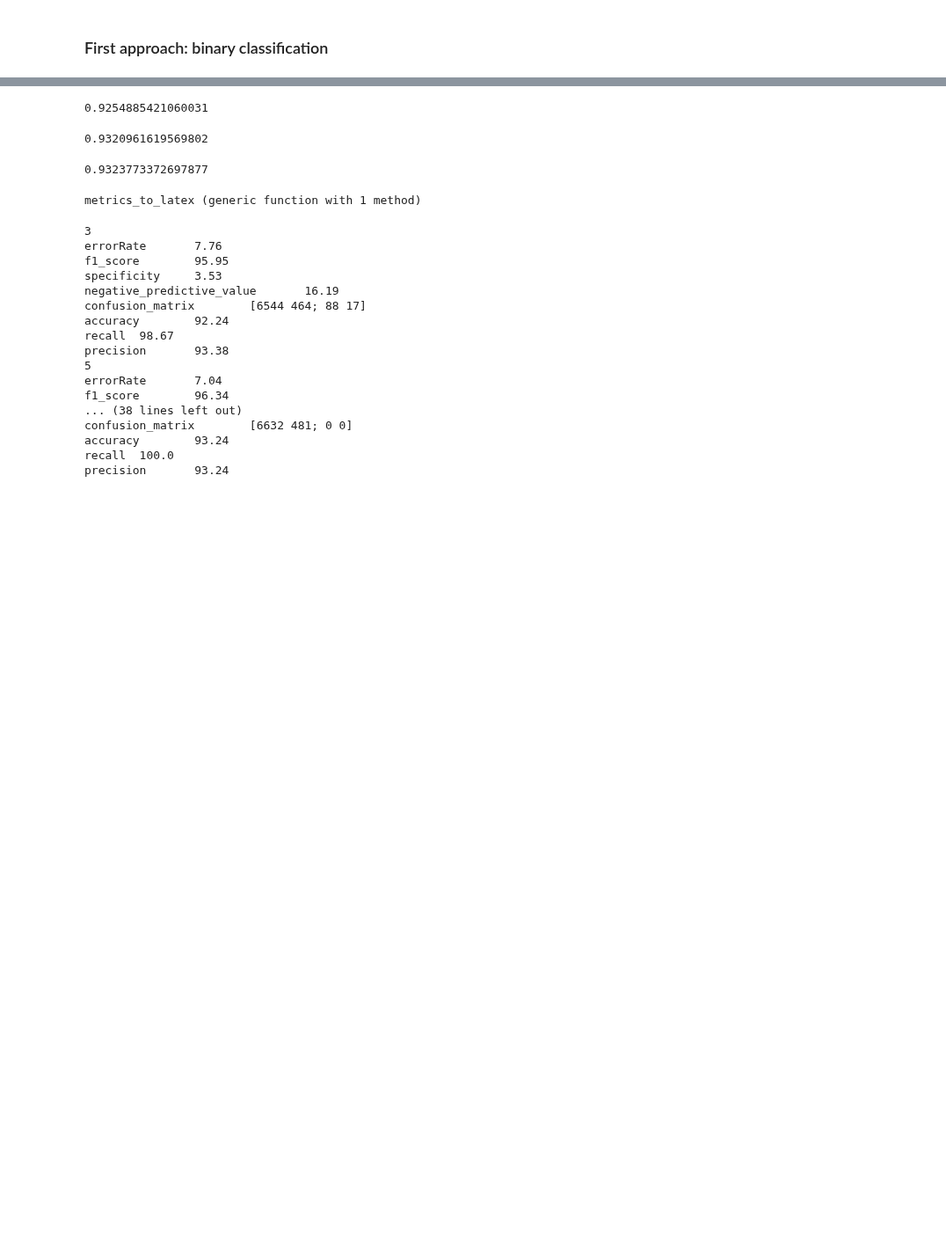
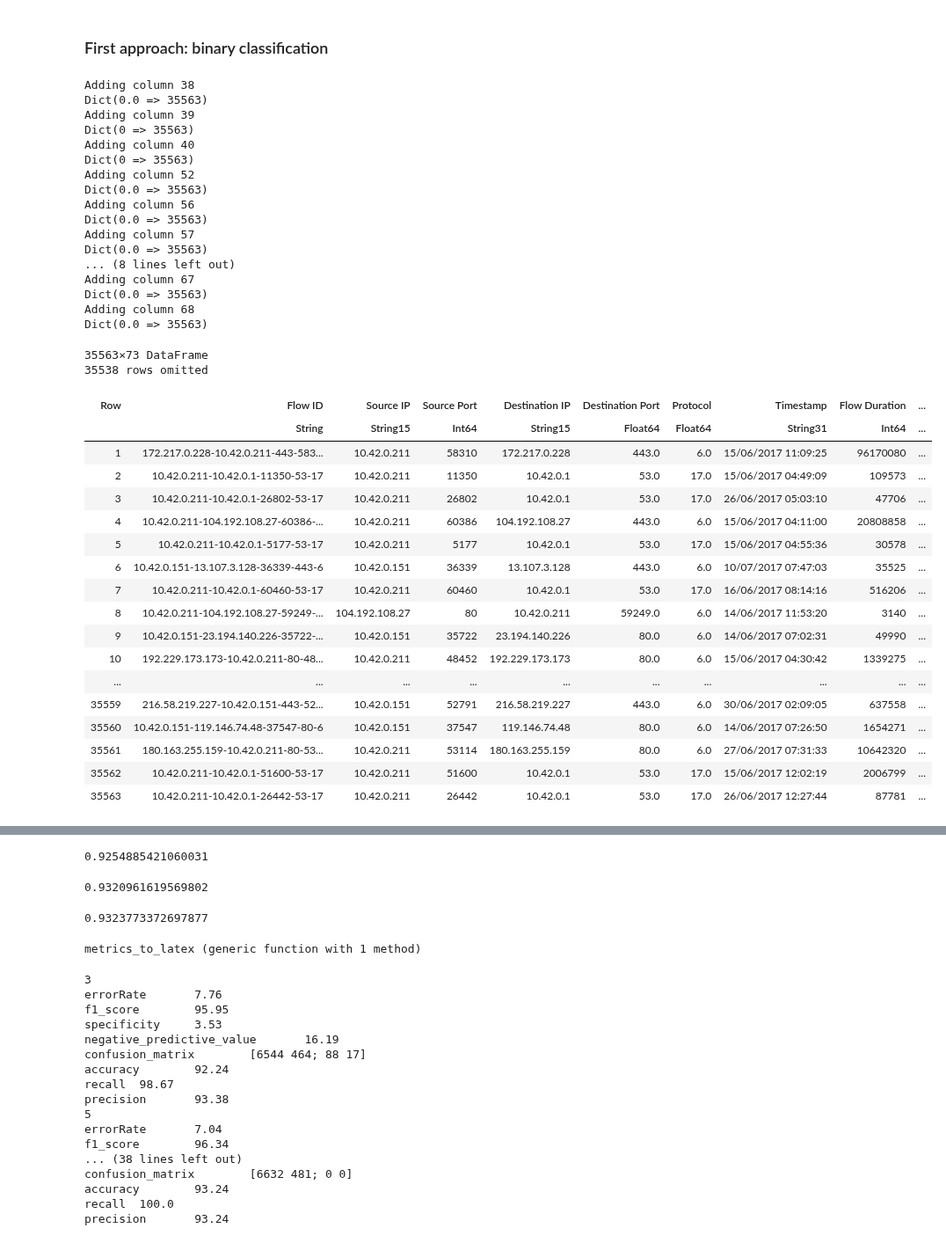
Before and after one commit to AlejandroDopico2/MIA_ML1, a Jupyter notebook: Project/Project.ipynb, the cells around one changed output, grey strips where cells are left out. Shown at 88% size. Saved outputs shown, nothing was run; the diff lists cells and outputs as text; code cells hidden in the pictures; blank space fills up the shorter version.

```diff
--- a/Project/Project.ipynb
+++ b/Project/Project.ipynb
@@ -58,2 +46,58 @@ describe(data)
 # %% [markdown]
 ### First approach: binary classification
+# %%
+using StatsBase
+
+columns_to_drop = []
+
+println("Size of dataframe before dropping columns $(size(data))")
+for column in 1:size(data, 2)
+    unique_values = countmap(data[:, column])
+
+    if length(unique_values) == 1
+        println("Adding column $column")
+        println(unique_values)
+        push!(columns_to_drop, column)
+    end
+
+end
+
+select!(data, Not(columns_to_drop))
+# %% [output]
+Adding column 38
+Dict(0.0 => 35563)
+Adding column 39
+Dict(0 => 35563)
+Adding column 40
+Dict(0 => 35563)
+Adding column 52
+Dict(0.0 => 35563)
+Adding column 56
+Dict(0.0 => 35563)
+Adding column 57
+Dict(0.0 => 35563)
+... (8 lines left out)
+Adding column 67
+Dict(0.0 => 35563)
+Adding column 68
+Dict(0.0 => 35563)
+35563×73 DataFrame
+35538 rows omitted
+| Row | Flow ID | Source IP | Source Port | Destination IP | Destination Port | Protocol | Timestamp | Flow Duration | ... |
+|  | String | String15 | Int64 | String15 | Float64 | Float64 | String31 | Int64 | ... |
+| 1 | 172.217.0.228-10.42.0.211-443-583... | 10.42.0.211 | 58310 | 172.217.0.228 | 443.0 | 6.0 | 15/06/2017 11:09:25 | 96170080 | ... |
+| 2 | 10.42.0.211-10.42.0.1-11350-53-17 | 10.42.0.211 | 11350 | 10.42.0.1 | 53.0 | 17.0 | 15/06/2017 04:49:09 | 109573 | ... |
+| 3 | 10.42.0.211-10.42.0.1-26802-53-17 | 10.42.0.211 | 26802 | 10.42.0.1 | 53.0 | 17.0 | 26/06/2017 05:03:10 | 47706 | ... |
+| 4 | 10.42.0.211-104.192.108.27-60386-... | 10.42.0.211 | 60386 | 104.192.108.27 | 443.0 | 6.0 | 15/06/2017 04:11:00 | 20808858 | ... |
+| 5 | 10.42.0.211-10.42.0.1-5177-53-17 | 10.42.0.211 | 5177 | 10.42.0.1 | 53.0 | 17.0 | 15/06/2017 04:55:36 | 30578 | ... |
+| 6 | 10.42.0.151-13.107.3.128-36339-443-6 | 10.42.0.151 | 36339 | 13.107.3.128 | 443.0 | 6.0 | 10/07/2017 07:47:03 | 35525 | ... |
+| 7 | 10.42.0.211-10.42.0.1-60460-53-17 | 10.42.0.211 | 60460 | 10.42.0.1 | 53.0 | 17.0 | 16/06/2017 08:14:16 | 516206 | ... |
+| 8 | 10.42.0.211-104.192.108.27-59249-... | 104.192.108.27 | 80 | 10.42.0.211 | 59249.0 | 6.0 | 14/06/2017 11:53:20 | 3140 | ... |
+| 9 | 10.42.0.151-23.194.140.226-35722-... | 10.42.0.151 | 35722 | 23.194.140.226 | 80.0 | 6.0 | 14/06/2017 07:02:31 | 49990 | ... |
+| 10 | 192.229.173.173-10.42.0.211-80-48... | 10.42.0.211 | 48452 | 192.229.173.173 | 80.0 | 6.0 | 15/06/2017 04:30:42 | 1339275 | ... |
+| ... | ... | ... | ... | ... | ... | ... | ... | ... | ... |
+| 35559 | 216.58.219.227-10.42.0.151-443-52... | 10.42.0.151 | 52791 | 216.58.219.227 | 443.0 | 6.0 | 30/06/2017 02:09:05 | 637558 | ... |
+| 35560 | 10.42.0.151-119.146.74.48-37547-80-6 | 10.42.0.151 | 37547 | 119.146.74.48 | 80.0 | 6.0 | 14/06/2017 07:26:50 | 1654271 | ... |
+| 35561 | 180.163.255.159-10.42.0.211-80-53... | 10.42.0.211 | 53114 | 180.163.255.159 | 80.0 | 6.0 | 27/06/2017 07:31:33 | 10642320 | ... |
+| 35562 | 10.42.0.211-10.42.0.1-51600-53-17 | 10.42.0.211 | 51600 | 10.42.0.1 | 53.0 | 17.0 | 15/06/2017 12:02:19 | 2006799 | ... |
+| 35563 | 10.42.0.211-10.42.0.1-26442-53-17 | 10.42.0.211 | 26442 | 10.42.0.1 | 53.0 | 17.0 | 26/06/2017 12:27:44 | 87781 | ... |
```
Also changed, not shown: parts of 9 cells of this notebook.
